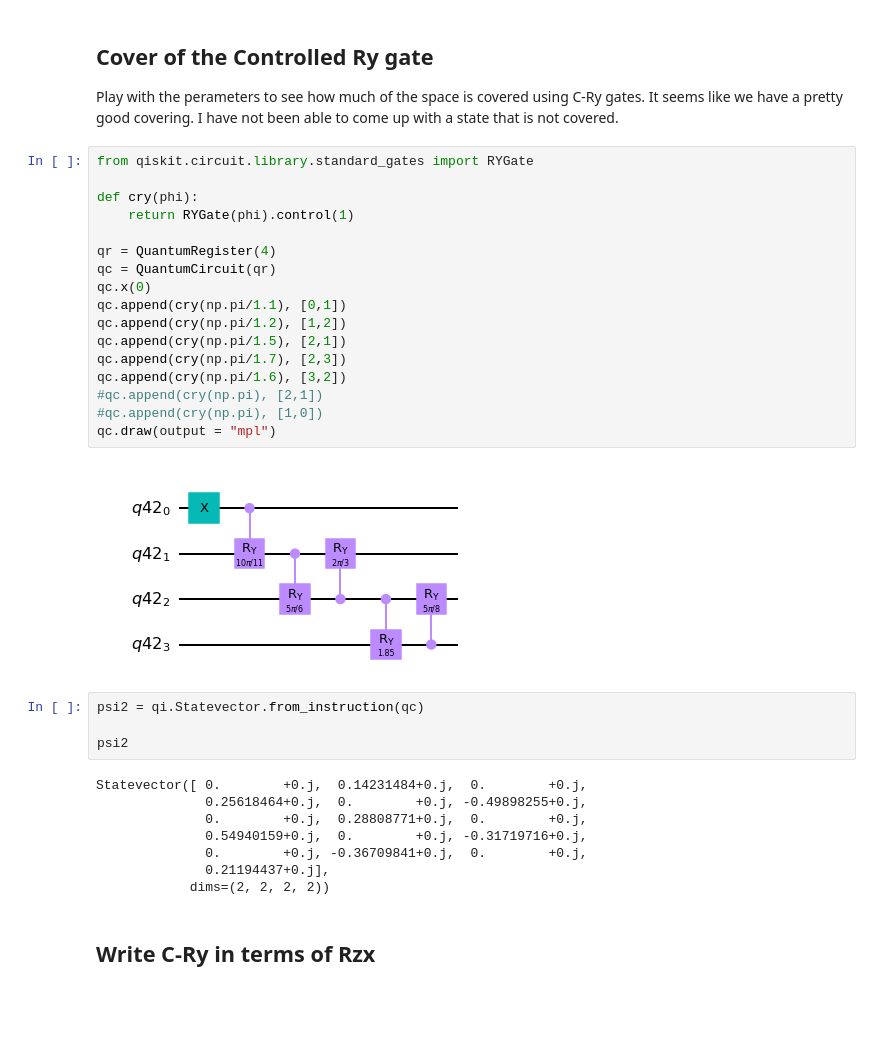
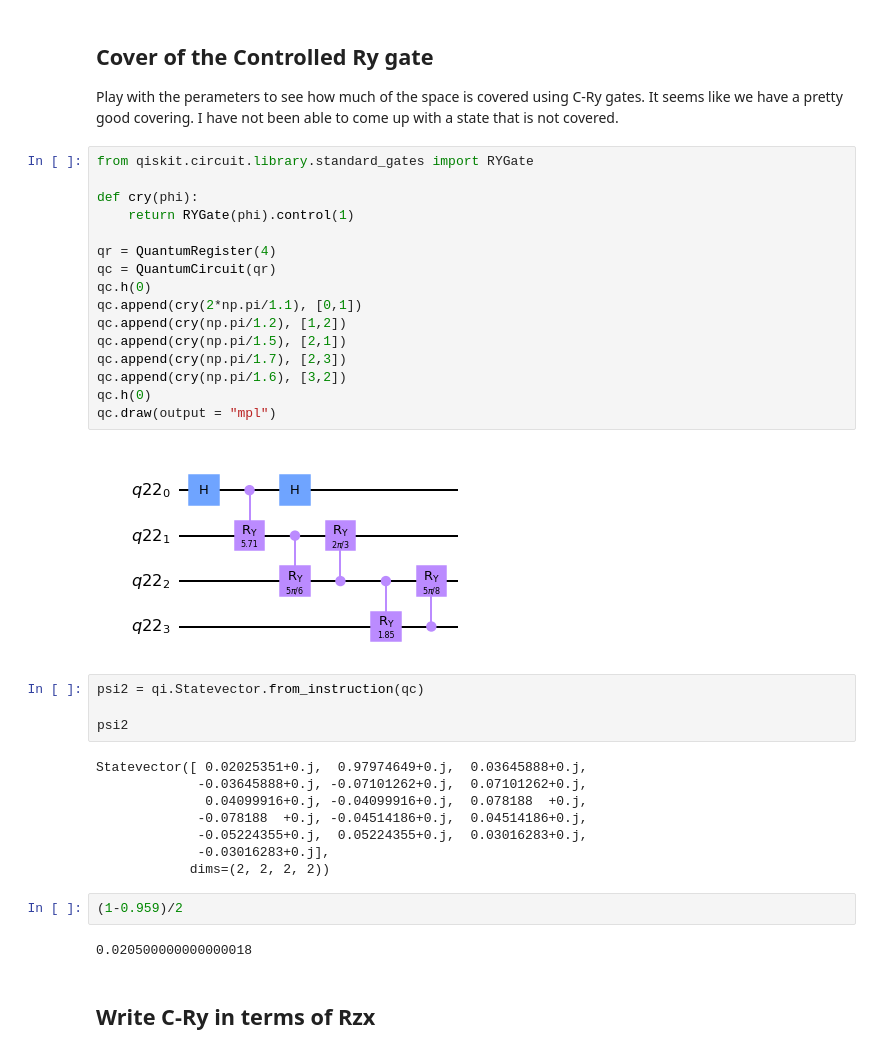
Before and after one commit to immoth/Hubbard_summetries, a Jupyter notebook: VQE_CRy_Ansatz/C-Ry_Gates.ipynb, the cells around one changed output. Saved outputs shown, nothing was run; the diff lists cells and outputs as text; blank space fills up the shorter version.

```diff
--- a/VQE_CRy_Ansatz/C-Ry_Gates.ipynb
+++ b/VQE_CRy_Ansatz/C-Ry_Gates.ipynb
@@ -19,34 +19,37 @@ Play with the perameters to see how much of the space is covered using C-Ry gate
 # %%
 from qiskit.circuit.library.standard_gates import RYGate
 
 def cry(phi):
     return RYGate(phi).control(1)
 
 qr = QuantumRegister(4)
 qc = QuantumCircuit(qr)
-qc.x(0)
-qc.append(cry(np.pi/1.1), [0,1])
+qc.h(0)
+qc.append(cry(2*np.pi/1.1), [0,1])
 qc.append(cry(np.pi/1.2), [1,2])
 qc.append(cry(np.pi/1.5), [2,1])
 qc.append(cry(np.pi/1.7), [2,3])
 qc.append(cry(np.pi/1.6), [3,2])
-#qc.append(cry(np.pi), [2,1])
-#qc.append(cry(np.pi), [1,0])
+qc.h(0)
 qc.draw(output = "mpl")
 # %% [output]
-[figure, old version]
+[figure, new version]
 # %%
 psi2 = qi.Statevector.from_instruction(qc)
 
 psi2
 # %% [output]
-Statevector([ 0.        +0.j,  0.14231484+0.j,  0.        +0.j,
-              0.25618464+0.j,  0.        +0.j, -0.49898255+0.j,
-              0.        +0.j,  0.28808771+0.j,  0.        +0.j,
-              0.54940159+0.j,  0.        +0.j, -0.31719716+0.j,
-              0.        +0.j, -0.36709841+0.j,  0.        +0.j,
-              0.21194437+0.j],
+Statevector([ 0.02025351+0.j,  0.97974649+0.j,  0.03645888+0.j,
+             -0.03645888+0.j, -0.07101262+0.j,  0.07101262+0.j,
+              0.04099916+0.j, -0.04099916+0.j,  0.078188  +0.j,
+             -0.078188  +0.j, -0.04514186+0.j,  0.04514186+0.j,
+             -0.05224355+0.j,  0.05224355+0.j,  0.03016283+0.j,
+             -0.03016283+0.j],
             dims=(2, 2, 2, 2))
+# %%
+(1-0.959)/2
+# %% [output]
+0.020500000000000018
 # %% [markdown]
 ## Write C-Ry in terms of Rzx
 # %%
```
Also changed, not shown: parts of 5 cells of this notebook, 5 other files.
